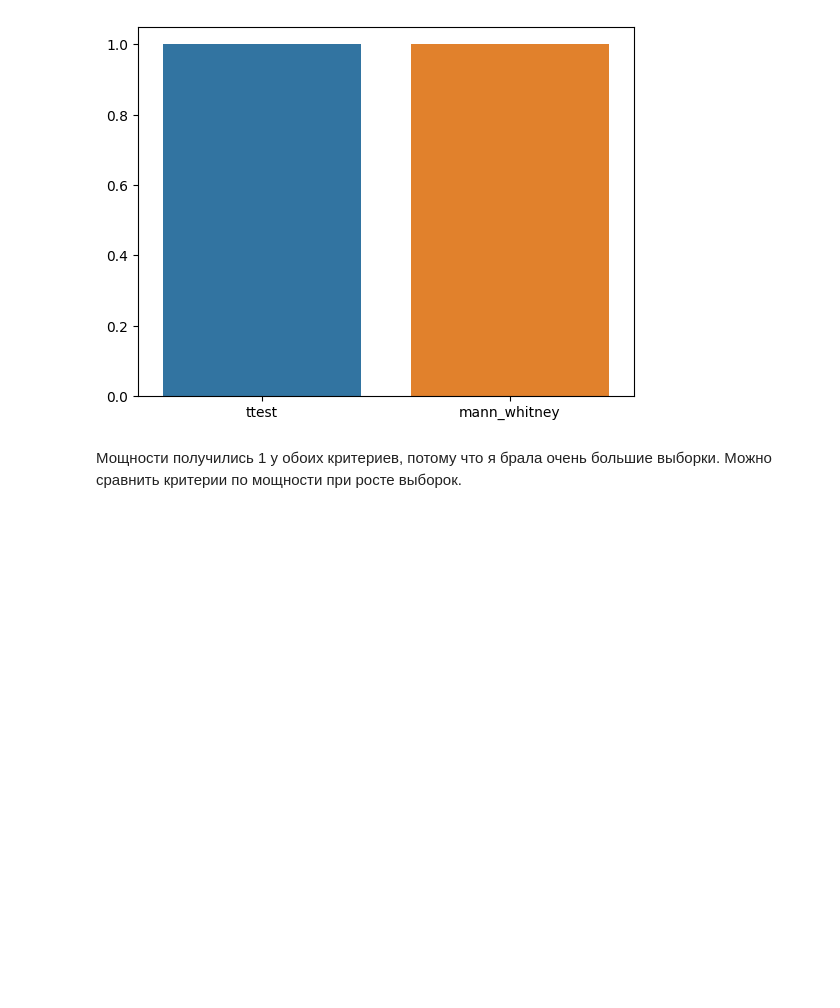
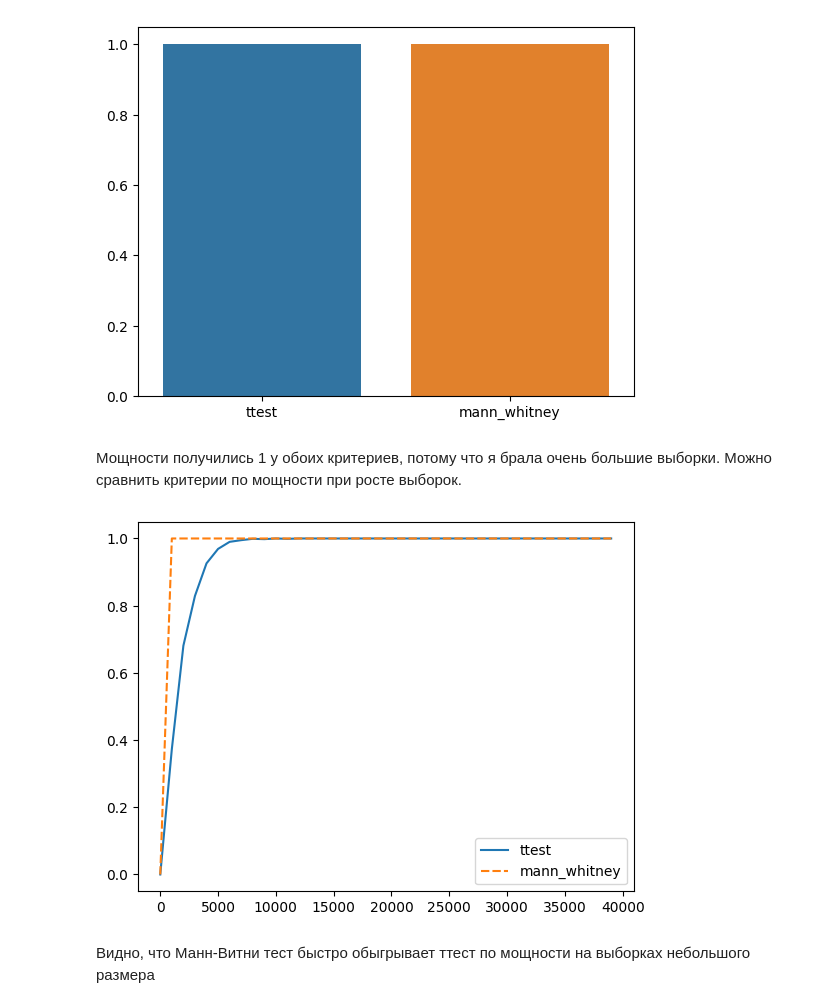
Before and after one commit to kipirka/Python-Scripts, a Jupyter notebook: AB_simulation_skewed.ipynb, the cells around one changed output. Drawn from its saved outputs; the diff is of its cells as text; code cells hidden in the pictures; blank space fills up the shorter version.

```diff
--- a/AB_simulation_skewed.ipynb
+++ b/AB_simulation_skewed.ipynb
@@ -76,3 +76,12 @@ for j in range(1,40000,1000):
         mw.append(p_value_mw<=alpha)
     power_t.append(np.mean(tt))
     power_mw.append(np.mean(mw))
+# %%
+power = pd.DataFrame({'ttest':power_t, 'mann_whitney':power_mw})
+power.index=range(1,40000,1000)
+# %%
+sns.lineplot(power);
+# %% [output]
+[figure, added]
+# %% [markdown]
+Видно, что Манн-Витни тест быстро обыгрывает ттест по мощности на выборках небольшого размера
```
